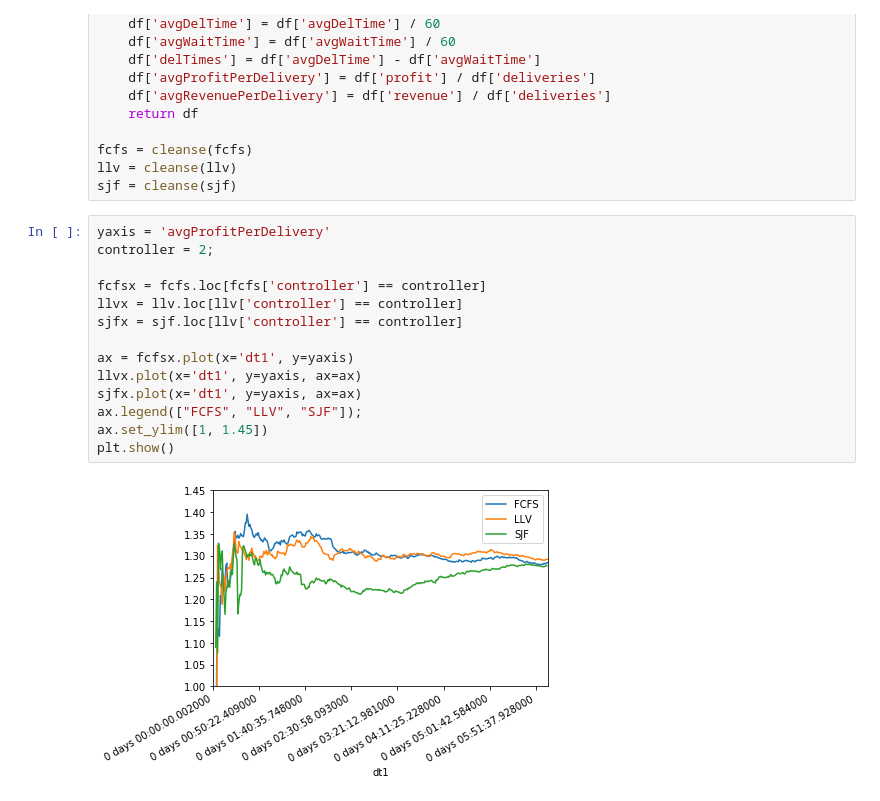
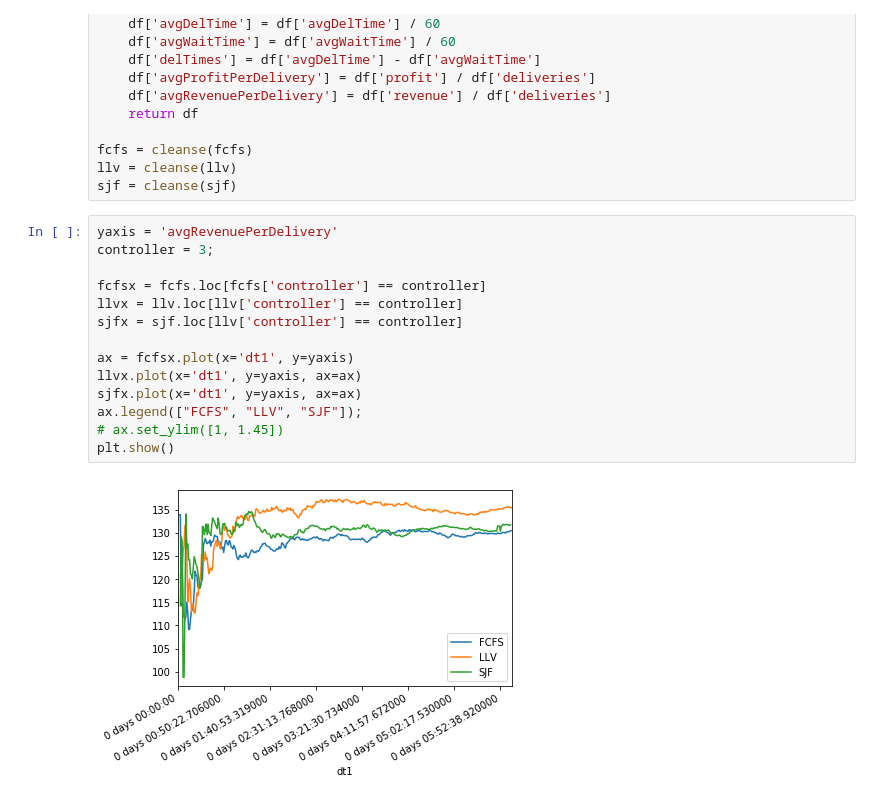
Before and after one commit to paulbalaji/drone-sim, a Jupyter notebook: codebase/analysis/analysis.ipynb, the cells around one changed output. Drawn from its saved outputs; the diff is of its cells as text.

```diff
--- a/codebase/analysis/analysis.ipynb
+++ b/codebase/analysis/analysis.ipynb
@@ -26,18 +26,18 @@ fcfs = cleanse(fcfs)
 llv = cleanse(llv)
 sjf = cleanse(sjf)
 # %%
-yaxis = 'avgProfitPerDelivery'
-controller = 2;
+yaxis = 'avgRevenuePerDelivery'
+controller = 3;
 
 fcfsx = fcfs.loc[fcfs['controller'] == controller]
 llvx = llv.loc[llv['controller'] == controller]
 sjfx = sjf.loc[llv['controller'] == controller]
 
 ax = fcfsx.plot(x='dt1', y=yaxis)
 llvx.plot(x='dt1', y=yaxis, ax=ax)
 sjfx.plot(x='dt1', y=yaxis, ax=ax)
 ax.legend(["FCFS", "LLV", "SJF"]);
-ax.set_ylim([1, 1.45])
+# ax.set_ylim([1, 1.45])
 plt.show()
 # %% [output]
-[figure, old version]
+[figure, new version]
```
Also changed, not shown: 12 other files.
